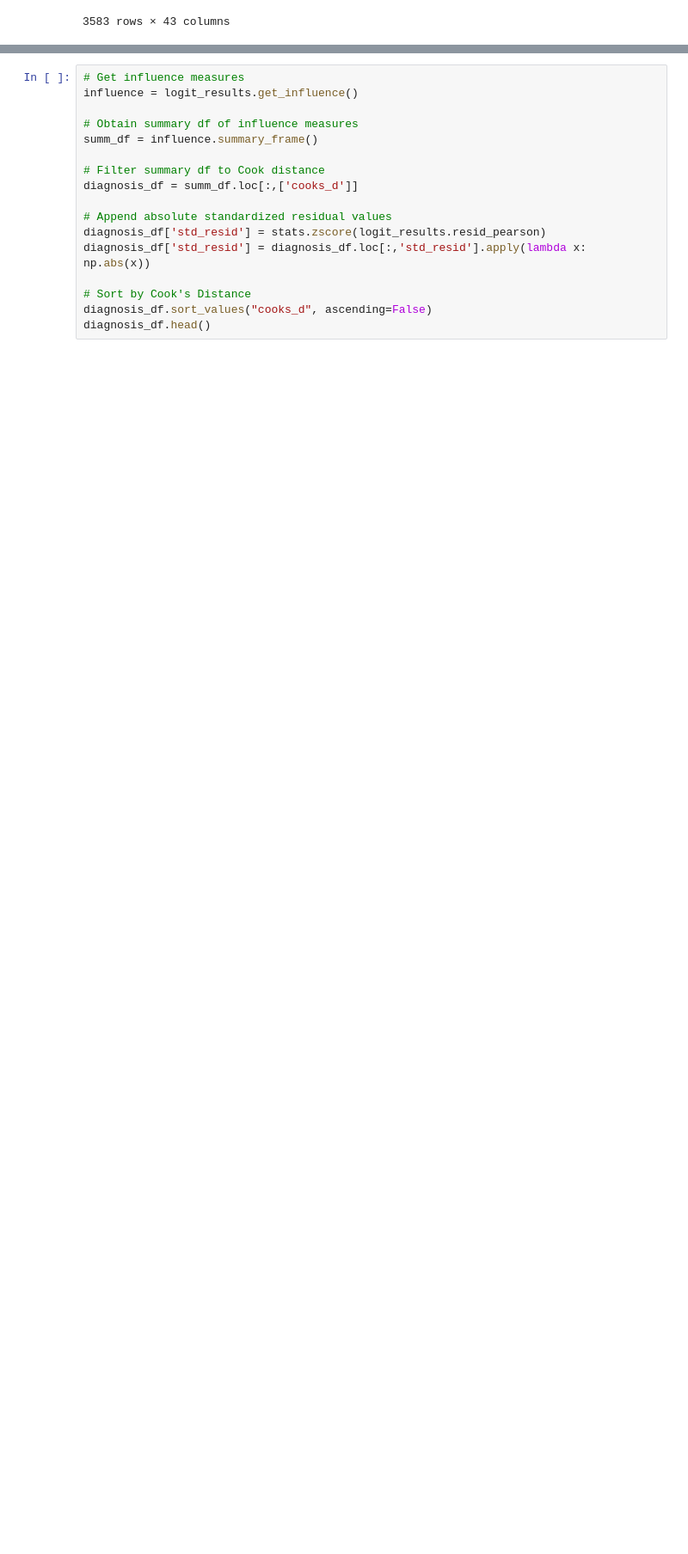
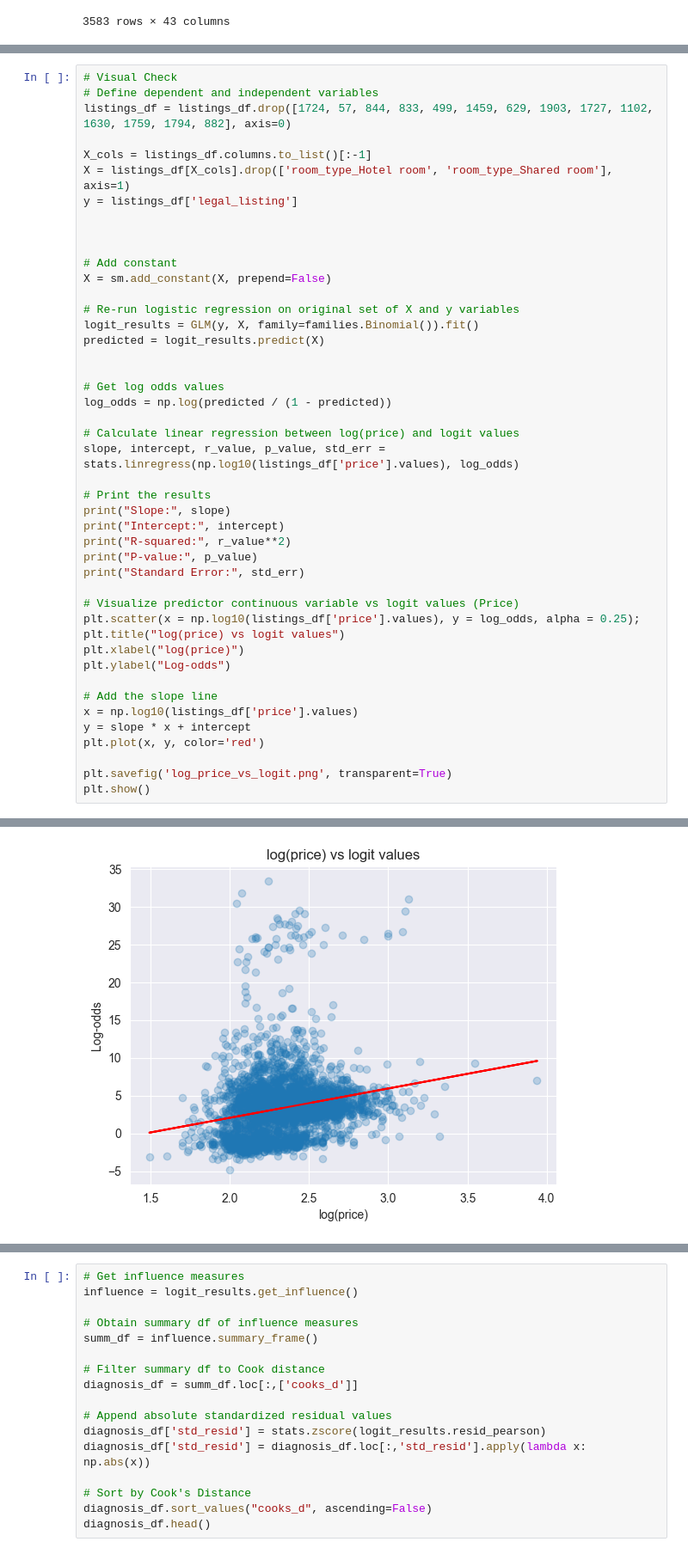
Before and after one commit to JuanesLamilla/yvr-airbnb-license-model, a Jupyter notebook: Logistic_Regression_Assumptions.ipynb, the cells around one changed output, grey strips where cells are left out. Shown: that part at 86% size. Drawn from its saved outputs; the diff is of its cells as text; blank space fills up the shorter version.

```diff
--- a/Logistic_Regression_Assumptions.ipynb
+++ b/Logistic_Regression_Assumptions.ipynb
@@ -269 +271,47 @@ logmul_review_scores_checkin:Log_logmul_review_scores_checkin    -2.0438      0.
 =================================================================================================================================
+# %%
+# Visual Check
+# Define dependent and independent variables
+listings_df = listings_df.drop([1724, 57, 844, 833, 499, 1459, 629, 1903, 1727, 1102, 1630, 1759, 1794, 882], axis=0)
+
+X_cols = listings_df.columns.to_list()[:-1]
+X = listings_df[X_cols].drop(['room_type_Hotel room', 'room_type_Shared room'], axis=1)
+y = listings_df['legal_listing']
+
+
+
+# Add constant
+X = sm.add_constant(X, prepend=False)
+
+# Re-run logistic regression on original set of X and y variables
+logit_results = GLM(y, X, family=families.Binomial()).fit()
+predicted = logit_results.predict(X)
+
+
+# Get log odds values
+log_odds = np.log(predicted / (1 - predicted))
+
+# Calculate linear regression between log(price) and logit values
+slope, intercept, r_value, p_value, std_err = stats.linregress(np.log10(listings_df['price'].values), log_odds)
+
+# Print the results
+print("Slope:", slope)
+print("Intercept:", intercept)
+print("R-squared:", r_value**2)
+print("P-value:", p_value)
+print("Standard Error:", std_err)
+
+# Visualize predictor continuous variable vs logit values (Price)
+plt.scatter(x = np.log10(listings_df['price'].values), y = log_odds, alpha = 0.25);
+plt.title("log(price) vs logit values")
+plt.xlabel("log(price)")
+plt.ylabel("Log-odds")
+
+# Add the slope line
+x = np.log10(listings_df['price'].values)
+y = slope * x + intercept
+plt.plot(x, y, color='red')
+
+plt.savefig('log_price_vs_logit.png', transparent=True)
+plt.show()
+# %% [output]
@@ -270,3 +323,4 @@ logmul_review_scores_checkin:Log_logmul_review_scores_checkin    -2.0438      0.
+[figure, added]
 # %%
 ## Assumption 2 — No strongly influential outliers
 
```
Also changed, not shown: parts of 12 cells of this notebook, 2 other files.
